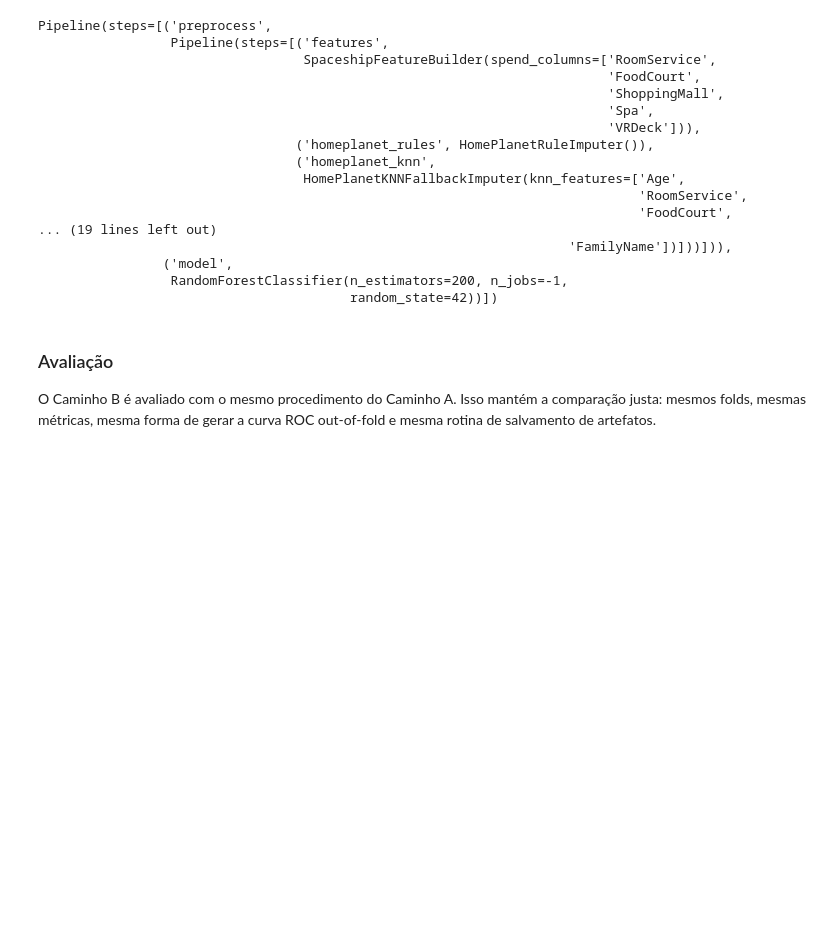
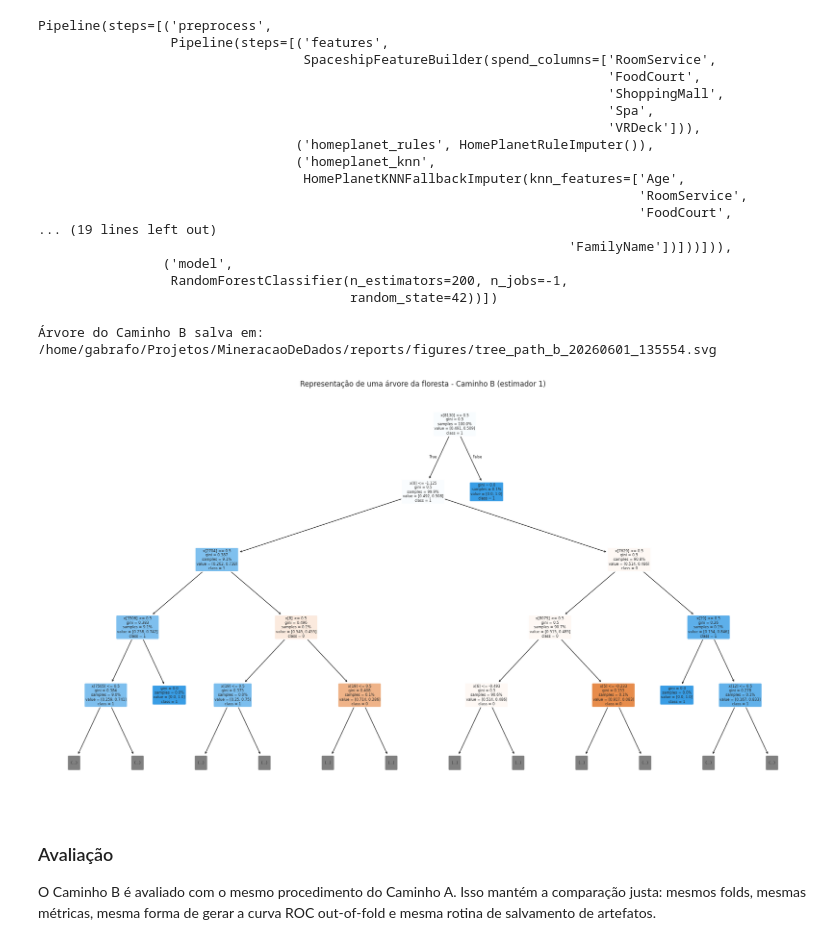
Before and after one commit to gabrafo/MineracaoDeDados, a Jupyter notebook: notebooks/notebook.ipynb, the cells around one changed output. Drawn from its saved outputs; the diff is of its cells as text; code cells hidden in the pictures; blank space fills up the shorter version.

```diff
--- a/notebooks/notebook.ipynb
+++ b/notebooks/notebook.ipynb
@@ -740,6 +777,39 @@ Pipeline(steps=[('preprocess',
                 ('model',
                  RandomForestClassifier(n_estimators=200, n_jobs=-1,
                                         random_state=42))])
+# %%
+path_b_viz_pipeline = clone(path_b_pipeline)
+path_b_viz_pipeline.fit(X, y)
+
+path_b_forest = path_b_viz_pipeline.named_steps["model"]
+path_b_tree_index = 0
+path_b_tree = path_b_forest.estimators_[path_b_tree_index]
+
+path_b_tree_fig, ax = plt.subplots(figsize=(18, 10))
+plot_tree(
+    path_b_tree,
+    max_depth=4,
+    filled=True,
+    rounded=True,
+    proportion=True,
+    class_names=["0", "1"],
+    ax=ax,
+    fontsize=6,
+)
+ax.set_title(
+    f"Representação de uma árvore da floresta - Caminho B (estimador {path_b_tree_index + 1})" # Apenas uma das 200 árvores
+)
+plt.tight_layout()
+
+path_b_tree_timestamp = datetime.now().strftime("%Y%m%d_%H%M%S")
+path_b_tree_artifact = FIGURES_DIR / f"tree_path_b_{path_b_tree_timestamp}.svg"
+path_b_tree_fig.savefig(path_b_tree_artifact, bbox_inches="tight")
+
+print(f"Árvore do Caminho B salva em: {path_b_tree_artifact}")
+plt.show()
+# %% [output]
+Árvore do Caminho B salva em: /home/gabrafo/Projetos/MineracaoDeDados/reports/figures/tree_path_b_20260601_135554.svg
+[figure, added]
 # %% [markdown]
 ### Avaliação
 
```
Also changed, not shown: parts of 5 cells of this notebook.
